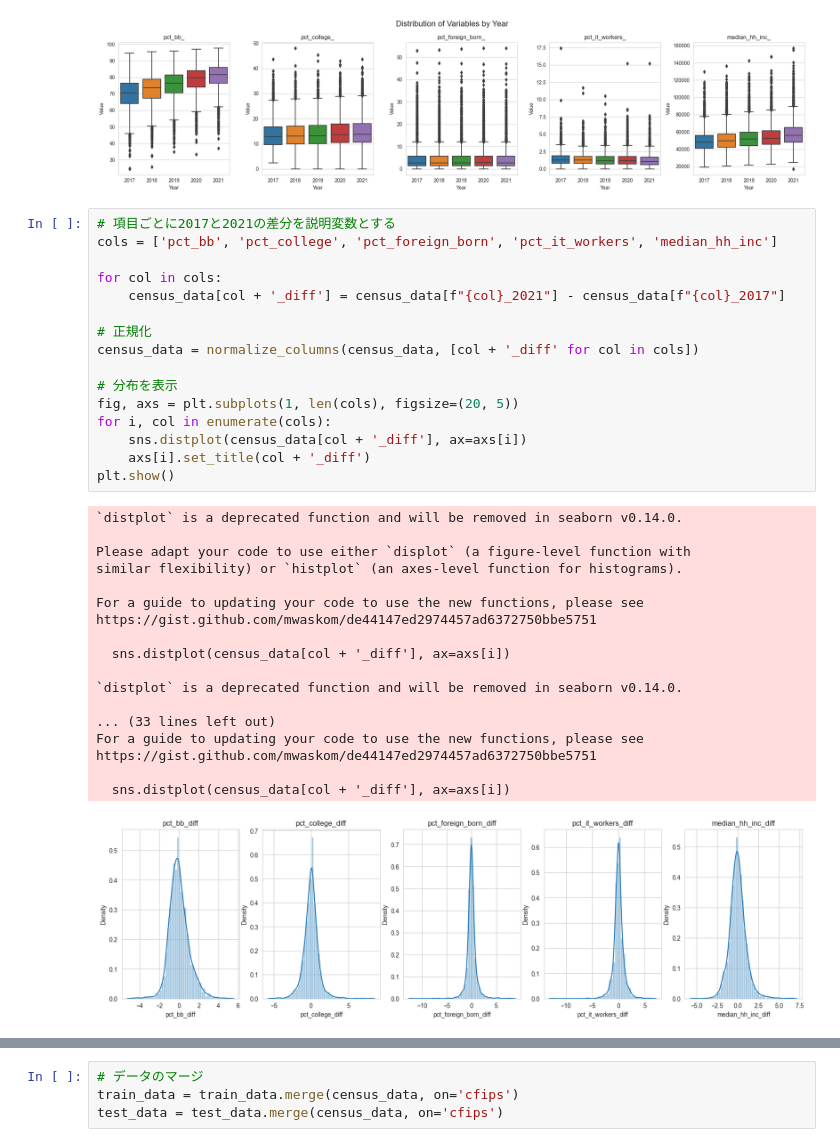
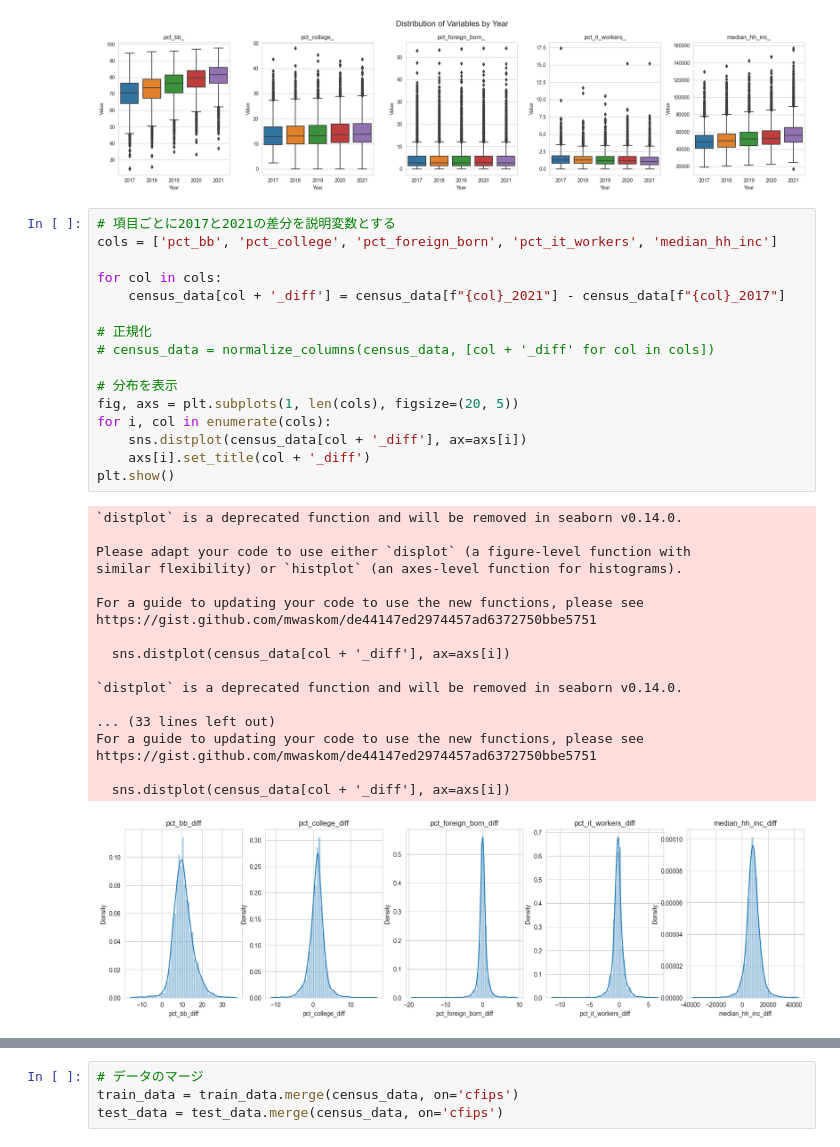
Before and after one commit to yuhi-sa/Kaggle, a Jupyter notebook: GoDaddy/working/godaddy.ipynb, the cells around one changed output, grey strips where cells are left out. Drawn from its saved outputs; the diff is of its cells as text.

```diff
--- a/GoDaddy/working/godaddy.ipynb
+++ b/GoDaddy/working/godaddy.ipynb
@@ -161,35 +161,35 @@ cols = ['pct_bb', 'pct_college', 'pct_foreign_born', 'pct_it_workers', 'median_h
 
 for col in cols:
     census_data[col + '_diff'] = census_data[f"{col}_2021"] - census_data[f"{col}_2017"]
 
 # 正規化
-census_data = normalize_columns(census_data, [col + '_diff' for col in cols])
+# census_data = normalize_columns(census_data, [col + '_diff' for col in cols])
 
 # 分布を表示
 fig, axs = plt.subplots(1, len(cols), figsize=(20, 5))
 for i, col in enumerate(cols):
     sns.distplot(census_data[col + '_diff'], ax=axs[i])
     axs[i].set_title(col + '_diff')
 plt.show()
 # %% [output]
 `distplot` is a deprecated function and will be removed in seaborn v0.14.0.
 
 Please adapt your code to use either `displot` (a figure-level function with
 similar flexibility) or `histplot` (an axes-level function for histograms).
 
 For a guide to updating your code to use the new functions, please see
 https://gist.github.com/mwaskom/de44147ed2974457ad6372750bbe5751
 
   sns.distplot(census_data[col + '_diff'], ax=axs[i])
 
 `distplot` is a deprecated function and will be removed in seaborn v0.14.0.
 
 ... (33 lines left out)
 For a guide to updating your code to use the new functions, please see
 https://gist.github.com/mwaskom/de44147ed2974457ad6372750bbe5751
 
   sns.distplot(census_data[col + '_diff'], ax=axs[i])
-[figure, old version]
+[figure, new version]
 # %%
 # 項目ごとに2017-2021の平均を説明変数とする
 cols = ['pct_bb', 'pct_college', 'pct_foreign_born', 'pct_it_workers', 'median_hh_inc']
```
Also changed, not shown: parts of 23 cells of this notebook, 1 other file.
